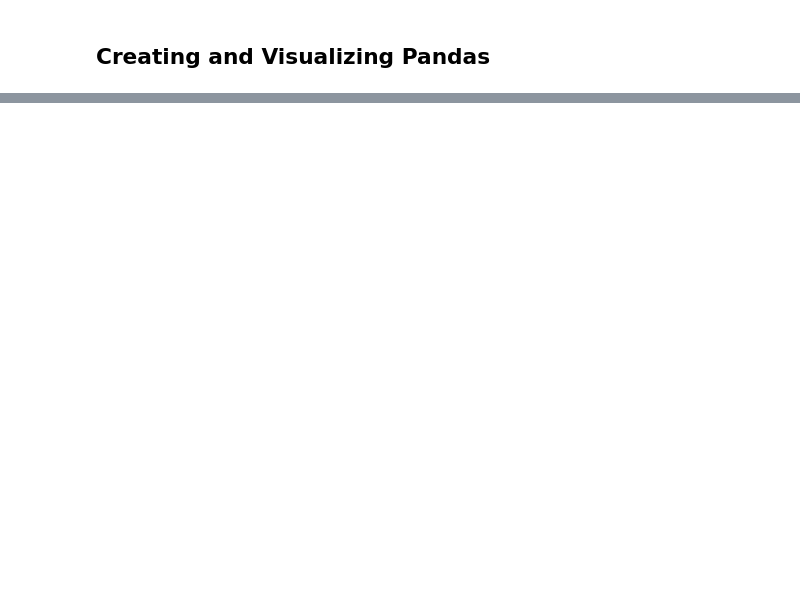
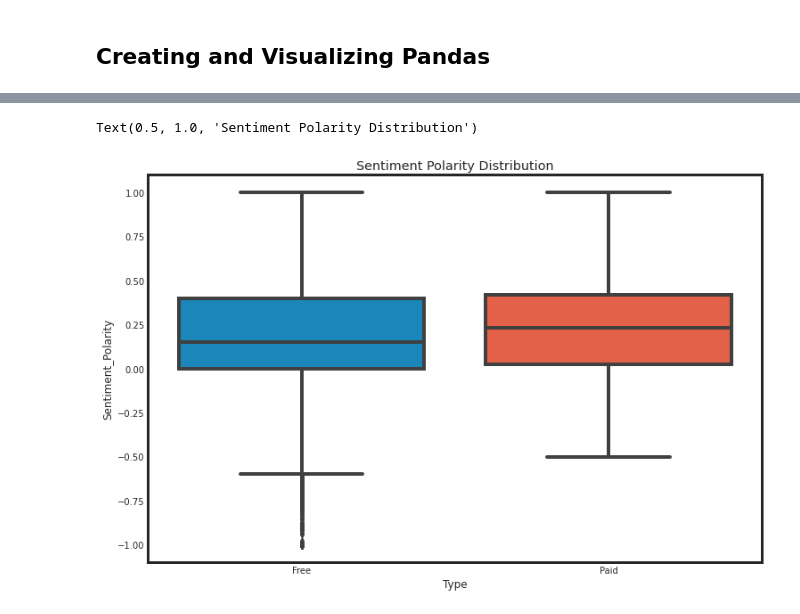
Before and after one commit to sahinozan/Data-Science-Notes, a Jupyter notebook: DeepDive.ipynb, the cells around one changed output, grey strips where cells are left out. Cells and saved outputs as stored; diff of their text form; code cells hidden in the pictures; blank space fills up the shorter version.

```diff
--- a/DeepDive.ipynb
+++ b/DeepDive.ipynb
@@ -1124,0 +2031,20 @@ test_data.head()
+# %%
+# Load user_reviews.csv
+reviews_df = pd.read_csv("/content/user_reviews.csv")
+
+# Join the two dataframes
+merged_df = apps.merge(reviews_df)
+
+# Drop NA values from Sentiment and Review columns
+merged_df = merged_df.dropna(subset = ['Sentiment', 'Review'])
+
+sns.set_style('ticks')
+fig, ax = plt.subplots()
+fig.set_size_inches(11, 8)
+
+# User review sentiment polarity for paid vs. free apps
+ax = sns.boxplot(x = merged_df["Type"], y = merged_df["Sentiment_Polarity"], data = merged_df)
+ax.set_title('Sentiment Polarity Distribution')
+# %% [output]
+Text(0.5, 1.0, 'Sentiment Polarity Distribution')
+[figure, added]
```
Also changed, not shown: parts of 109 cells of this notebook.
